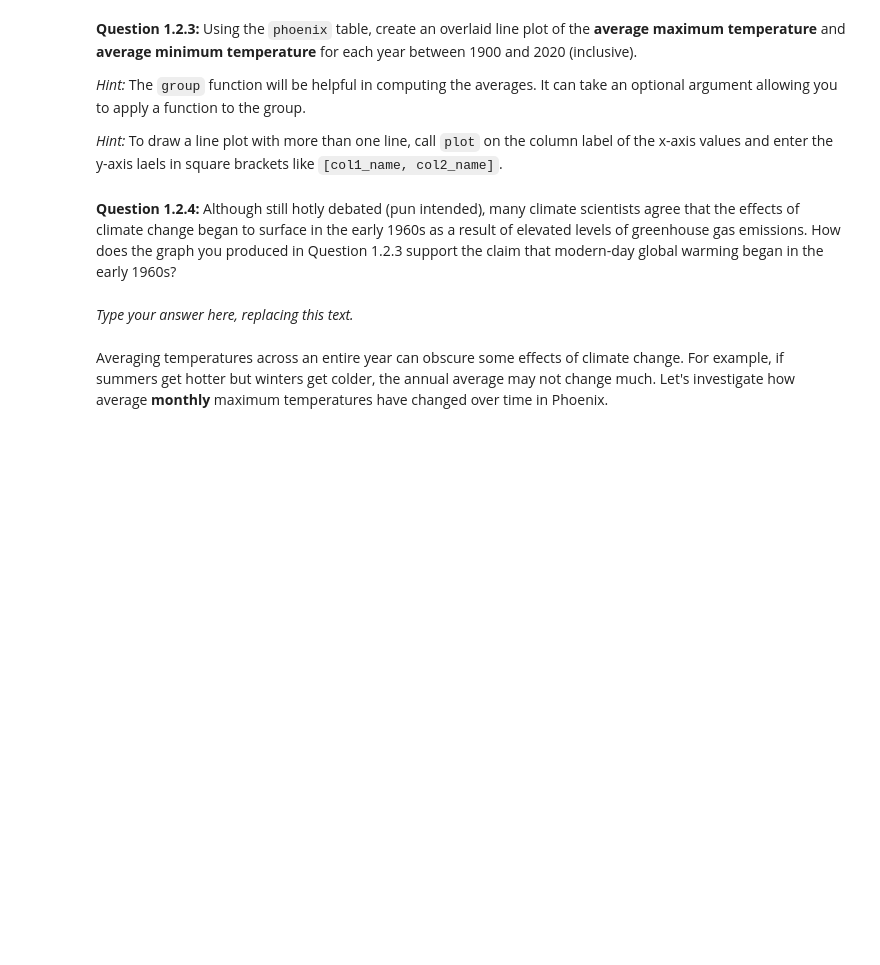
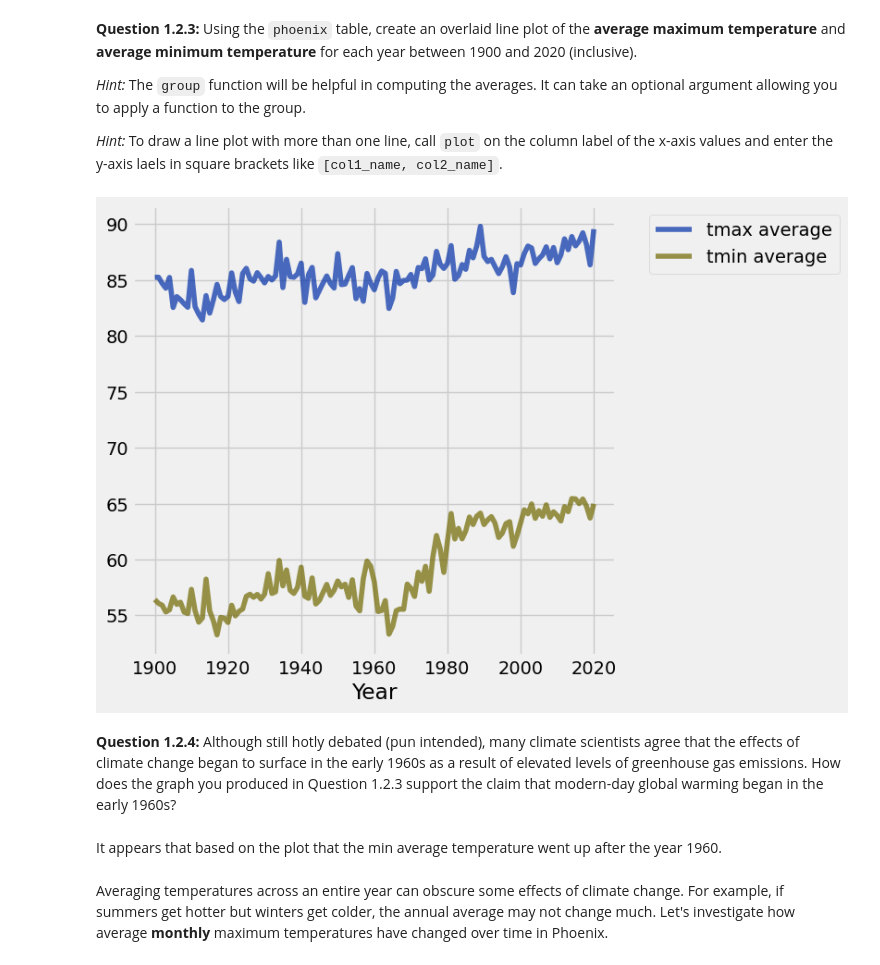
Before and after one commit to ttlarson13/Data-Analytics-Fall-25, a Jupyter notebook: project2/project2.ipynb, the cells around one changed output. Saved outputs shown, nothing was run; the diff lists cells and outputs as text; code cells hidden in the pictures; blank space fills up the shorter version.

```diff
--- a/project2/project2.ipynb
+++ b/project2/project2.ipynb
@@ -234,8 +234,8 @@ print('2022-04-01 has year', extract_year_from_date('2022-04-01'),
 
 *Hint*: Use the `apply` function together with the functions in the cell above.
 # %%
-years_array = phoenix.apply(extract_year_from_date)
-months_array = phoenix.apply(extract_month_from_date)
-...
+years_array = phoenix.apply(extract_year_from_date, 'Date')
+months_array = phoenix.apply(extract_month_from_date, 'Date')
+phoenix = phoenix.with_columns('Year', years_array, 'Month', months_array)
 phoenix.show(5)
 # %% [output]
@@ -251,7 +259,11 @@ grader.check("q1_2_2")
 
 *Hint:* To draw a line plot with more than one line, call `plot` on the column label of the x-axis values and enter the y-axis laels in square brackets like `[col1_name, col2_name]`.
 # %%
-...
+phx_1900_2020 = phoenix.where('Year', are.between_or_equal_to(1900, 2020)).drop('Date', 'prcp', 'Month')
+phx_1900_2020_avg = phx_1900_2020.group('Year', np.average)
+phx_1900_2020_avg.plot('Year', ['tmax average', 'tmin average'])
+# %% [output]
+[figure, added]
 # %% [markdown]
 <!-- END QUESTION -->
 
@@ -259,7 +271,7 @@ grader.check("q1_2_2")
 
 **Question 1.2.4:** Although still hotly debated (pun intended), many climate scientists agree that the effects of climate change began to surface in the early 1960s as a result of elevated levels of greenhouse gas emissions. How does the graph you produced in Question 1.2.3 support the claim that modern-day global warming began in the early 1960s?
 # %% [markdown]
-_Type your answer here, replacing this text._
+It appears that based on the plot that the min average temperature went up after the year 1960.
 # %% [markdown]
 <!-- END QUESTION -->
 
```
Also changed, not shown: parts of 11 cells of this notebook, 1 other file.
